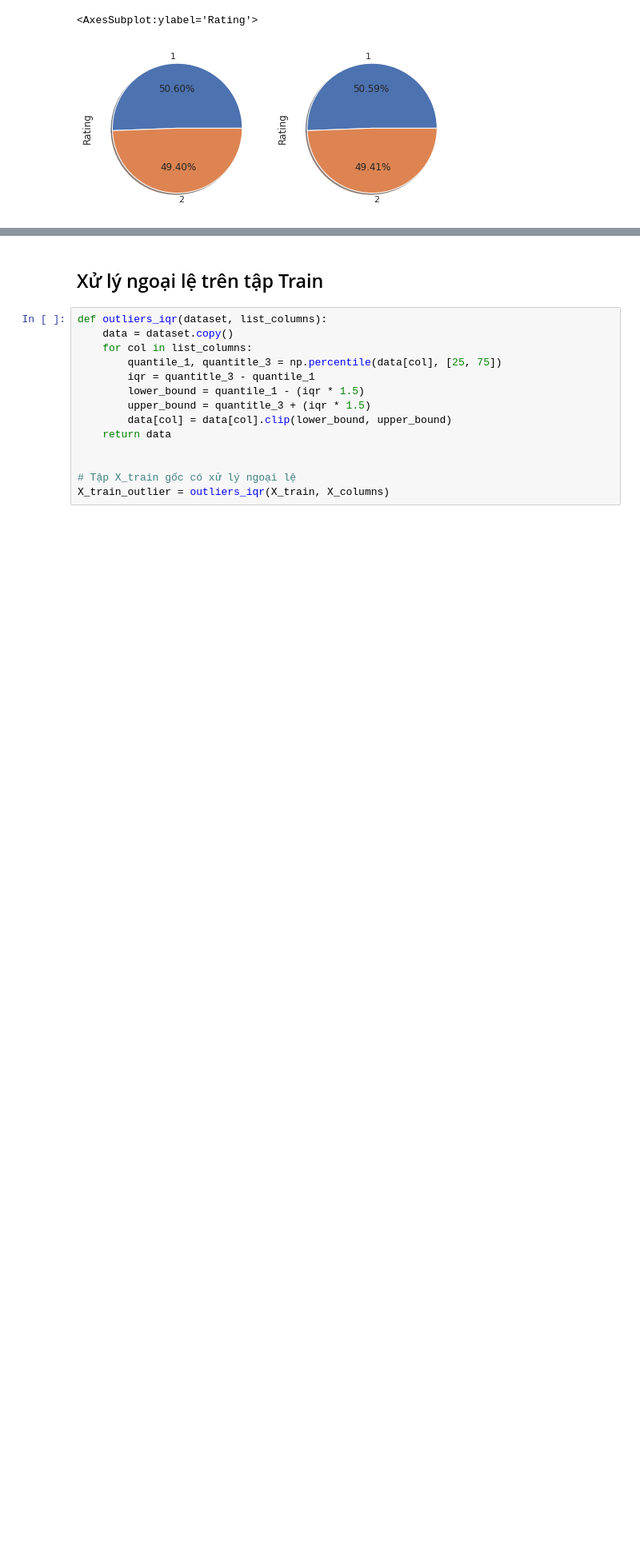
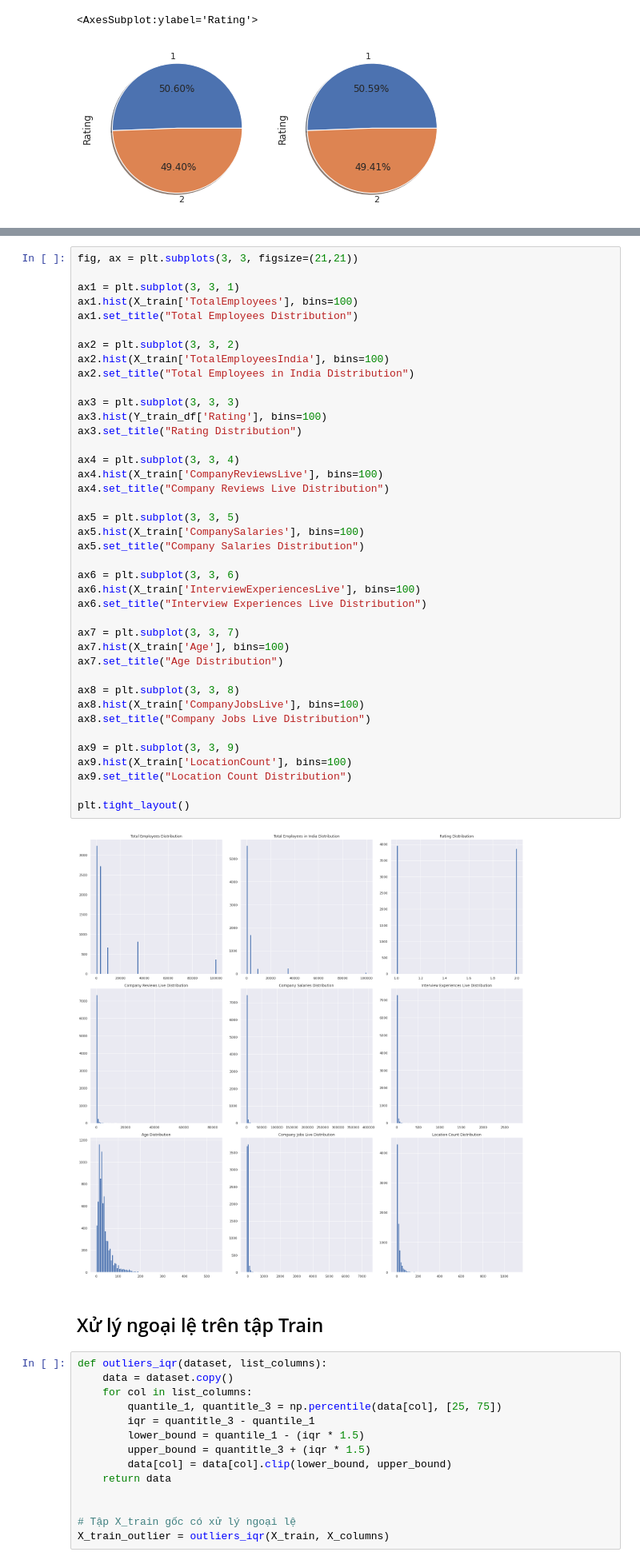
Before and after one commit to phuocleoceo/AmbitionBox-Rating, a Jupyter notebook: main.ipynb, the cells around one changed output, grey strips where cells are left out. Shown at 80% size. Drawn from its saved outputs; the diff is of its cells as text; blank space fills up the shorter version.

```diff
--- a/main.ipynb
+++ b/main.ipynb
@@ -81,3 +127,45 @@ Y_test.value_counts().plot.pie(figsize=(8, 8), shadow=True, autopct='%1.2f%%')
+# %%
+fig, ax = plt.subplots(3, 3, figsize=(21,21))
+
+ax1 = plt.subplot(3, 3, 1)
+ax1.hist(X_train['TotalEmployees'], bins=100)
+ax1.set_title("Total Employees Distribution")
+
+ax2 = plt.subplot(3, 3, 2)
+ax2.hist(X_train['TotalEmployeesIndia'], bins=100)
+ax2.set_title("Total Employees in India Distribution")
+
+ax3 = plt.subplot(3, 3, 3)
+ax3.hist(Y_train_df['Rating'], bins=100)
+ax3.set_title("Rating Distribution")
+
+ax4 = plt.subplot(3, 3, 4)
+ax4.hist(X_train['CompanyReviewsLive'], bins=100)
+ax4.set_title("Company Reviews Live Distribution")
+
+ax5 = plt.subplot(3, 3, 5)
+ax5.hist(X_train['CompanySalaries'], bins=100)
+ax5.set_title("Company Salaries Distribution")
+
+ax6 = plt.subplot(3, 3, 6)
+ax6.hist(X_train['InterviewExperiencesLive'], bins=100)
+ax6.set_title("Interview Experiences Live Distribution")
+
+ax7 = plt.subplot(3, 3, 7)
+ax7.hist(X_train['Age'], bins=100)
+ax7.set_title("Age Distribution")
+
+ax8 = plt.subplot(3, 3, 8)
+ax8.hist(X_train['CompanyJobsLive'], bins=100)
+ax8.set_title("Company Jobs Live Distribution")
+
+ax9 = plt.subplot(3, 3, 9)
+ax9.hist(X_train['LocationCount'], bins=100)
+ax9.set_title("Location Count Distribution")
+
+plt.tight_layout()
+# %% [output]
+[figure, added]
 # %% [markdown]
 ## Xử lý ngoại lệ trên tập Train
 # %%
```
Also changed, not shown: parts of 4 cells of this notebook.
